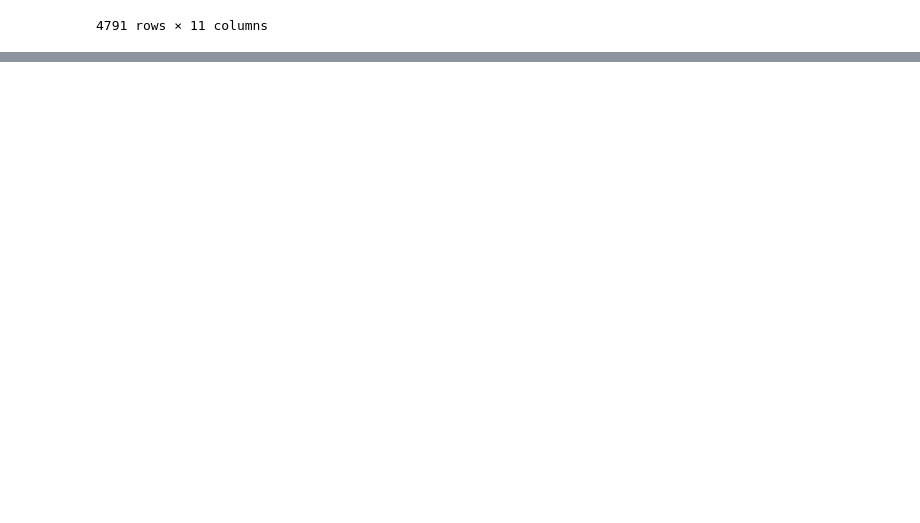
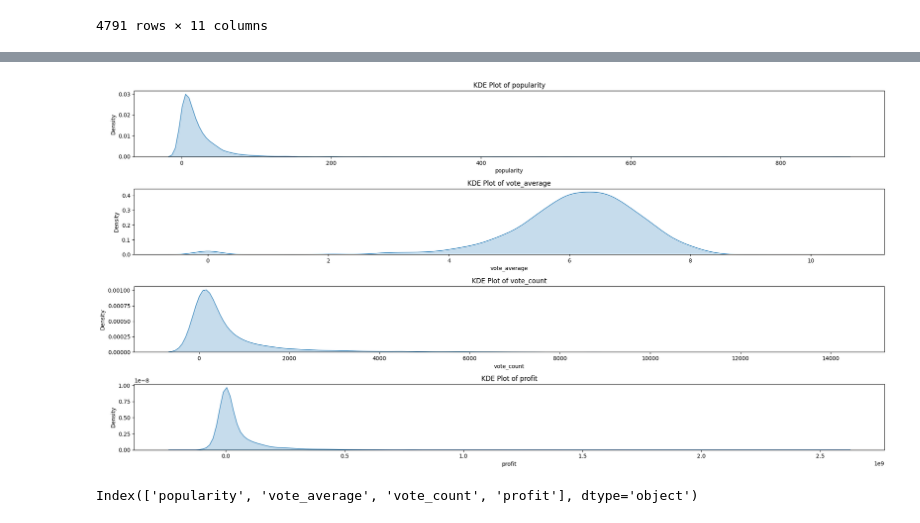
Before and after one commit to Sudhanva24/Movie_Reccommender_System, a Jupyter notebook: Notebooks/EDA_feature_engineering.ipynb, the cells around one changed output, grey strips where cells are left out. Cells and saved outputs as stored; diff of their text form; code cells hidden in the pictures; blank space fills up the shorter version.

```diff
--- a/Notebooks/EDA_feature_engineering.ipynb
+++ b/Notebooks/EDA_feature_engineering.ipynb
@@ -86,3 +86,5 @@ df
 | 4789 | Shanghai Calling | 0 | 126186 | en | 0.857008 | 0 | 98.0 | 5.7 | 7 | ... |
 | 4790 | My Date with Drew | 0 | 25975 | en | 1.929883 | 0 | 90.0 | 6.3 | 16 | ... |
 4791 rows × 11 columns
+# %%
+df['profit']=df['revenue']-df['budget']
@@ -88,0 +107,19 @@ df
+# %%
+df.drop(['revenue','budget'],axis=1,inplace=True)
+# %%
+import seaborn as sns
+
+numerical_columns = df.select_dtypes(include=['float64', 'int64']).columns
+numerical_columns = numerical_columns[numerical_columns != 'id']
+numerical_columns = numerical_columns[numerical_columns != 'release_year']
+numerical_columns = numerical_columns[numerical_columns != 'runtime']
+
+plt.figure(figsize=(20, 10))
+for i, column in enumerate(numerical_columns):
+    plt.subplot(len(numerical_columns), 1, i + 1)
+    sns.kdeplot(df[column], fill=True)
+    plt.title(f'KDE Plot of {column}')
+plt.tight_layout()
+plt.show()
+# %% [output]
+[figure, added]
@@ -88,0 +131,4 @@ df
+# %%
+numerical_columns
+# %% [output]
+Index(['popularity', 'vote_average', 'vote_count', 'profit'], dtype='object')
```
Also changed, not shown: parts of 28 cells of this notebook, 2 other files.
